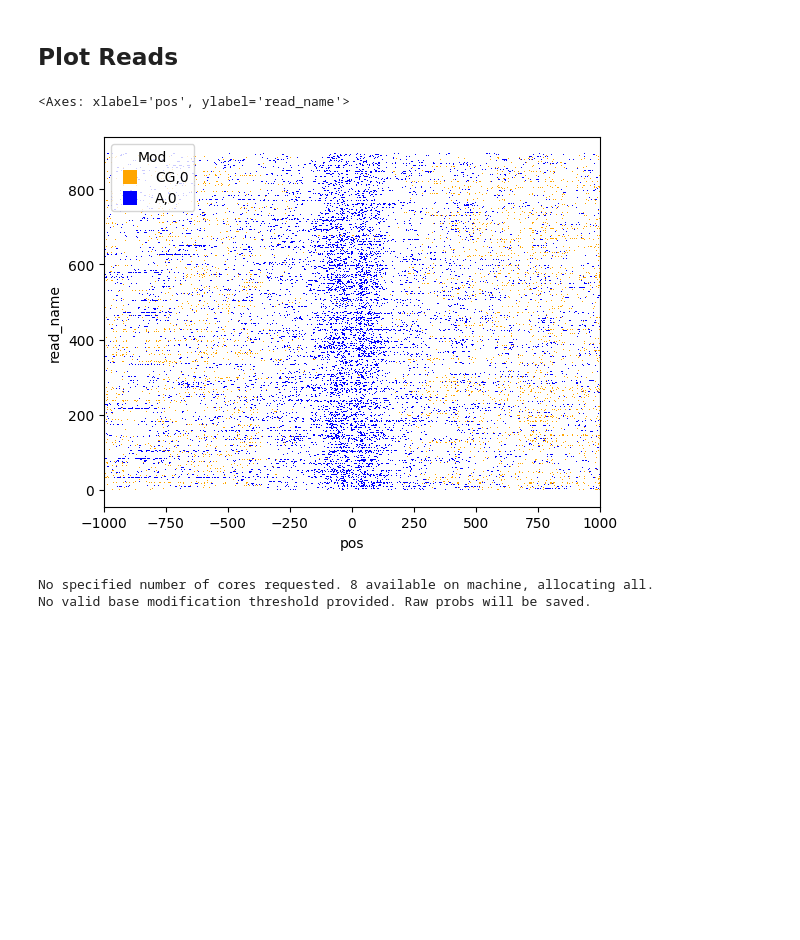
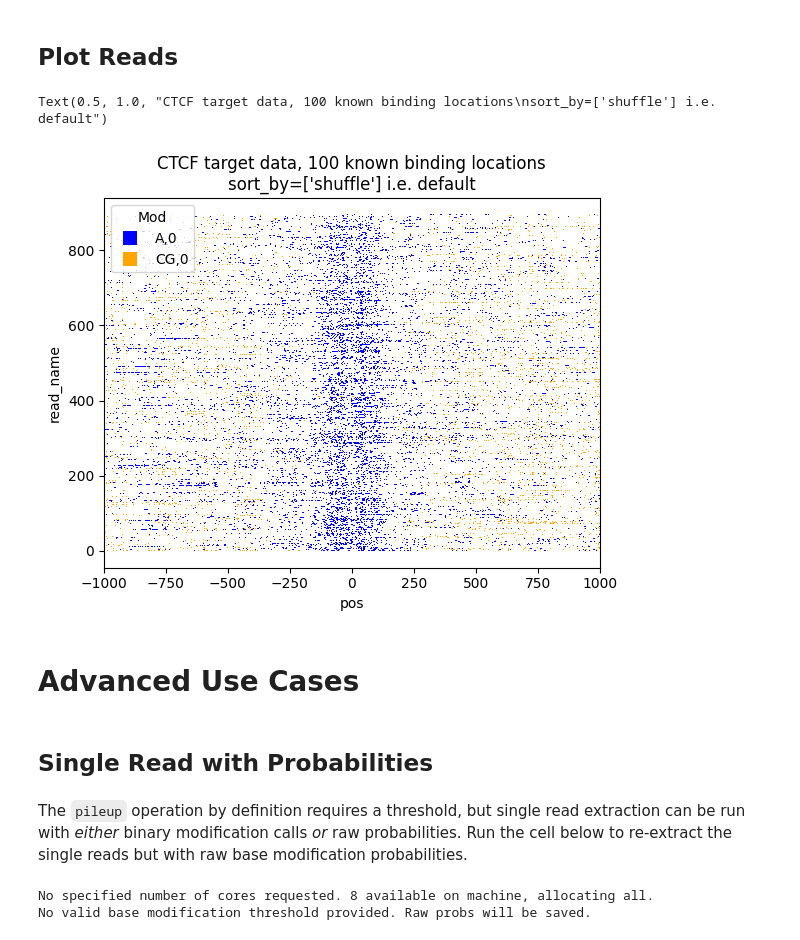
Before and after one commit to streetslab/dimelo, a Jupyter notebook: tutorial.ipynb, the cells around one changed output. Saved outputs shown, nothing was run; the diff lists cells and outputs as text; code cells hidden in the pictures; blank space fills up the shorter version.

```diff
--- a/tutorial.ipynb
+++ b/tutorial.ipynb
@@ -343,13 +297,2 @@ plt.show()
 # %% [markdown]
 ## Plot Reads
-# %%
-from dimelo import plot_reads
-from pathlib import Path
-extract_file = Path('test/output/ctcf_demo_extract/reads.combined_basemods.h5')
-# Base input and output directories
-test_data_dir = Path('./test/data')
-output_dir = Path('./test/output')
-ctcf_bam_file = test_data_dir / 'ctcf_demo.sorted.bam'
-ctcf_guppy_bam_file = test_data_dir / 'winnowmap_guppy_merge_subset.updated.bam'
-ctcf_target_regions = test_data_dir / 'ctcf_demo_peak.bed'
-ctcf_off_target_regions = test_data_dir / 'ctcf_demo_not_peak.bed'
@@ -356,13 +301,20 @@ ctcf_off_target_regions = test_data_dir / 'ctcf_demo_not_peak.bed'
 # %%
 plot_reads.plot_reads(
     mod_file_name=extract_file,
     regions=ctcf_target_regions,
     motifs=['A,0', 'CG,0'],
     window_size=1000,
 )
+plt.title("CTCF target data, 100 known binding locations\nsort_by=['shuffle'] i.e. default")
 # %% [output]
-<Axes: xlabel='pos', ylabel='read_name'>
+Text(0.5, 1.0, "CTCF target data, 100 known binding locations\nsort_by=['shuffle'] i.e. default")
-[figure, old version]
+[figure, new version]
+# %% [markdown]
+# Advanced Use Cases
+# %% [markdown]
+## Single Read with Probabilities
+# %% [markdown]
+The `pileup` operation by definition requires a threshold, but single read extraction can be run with *either* binary modification calls *or* raw probabilities. Run the cell below to re-extract the single reads but with raw base modification probabilities.
 # %%
 extract_file_no_thresh, _ = parse_bam.extract(
     input_file=ctcf_bam_file_updated,
```
Also changed, not shown: parts of 34 cells of this notebook.
